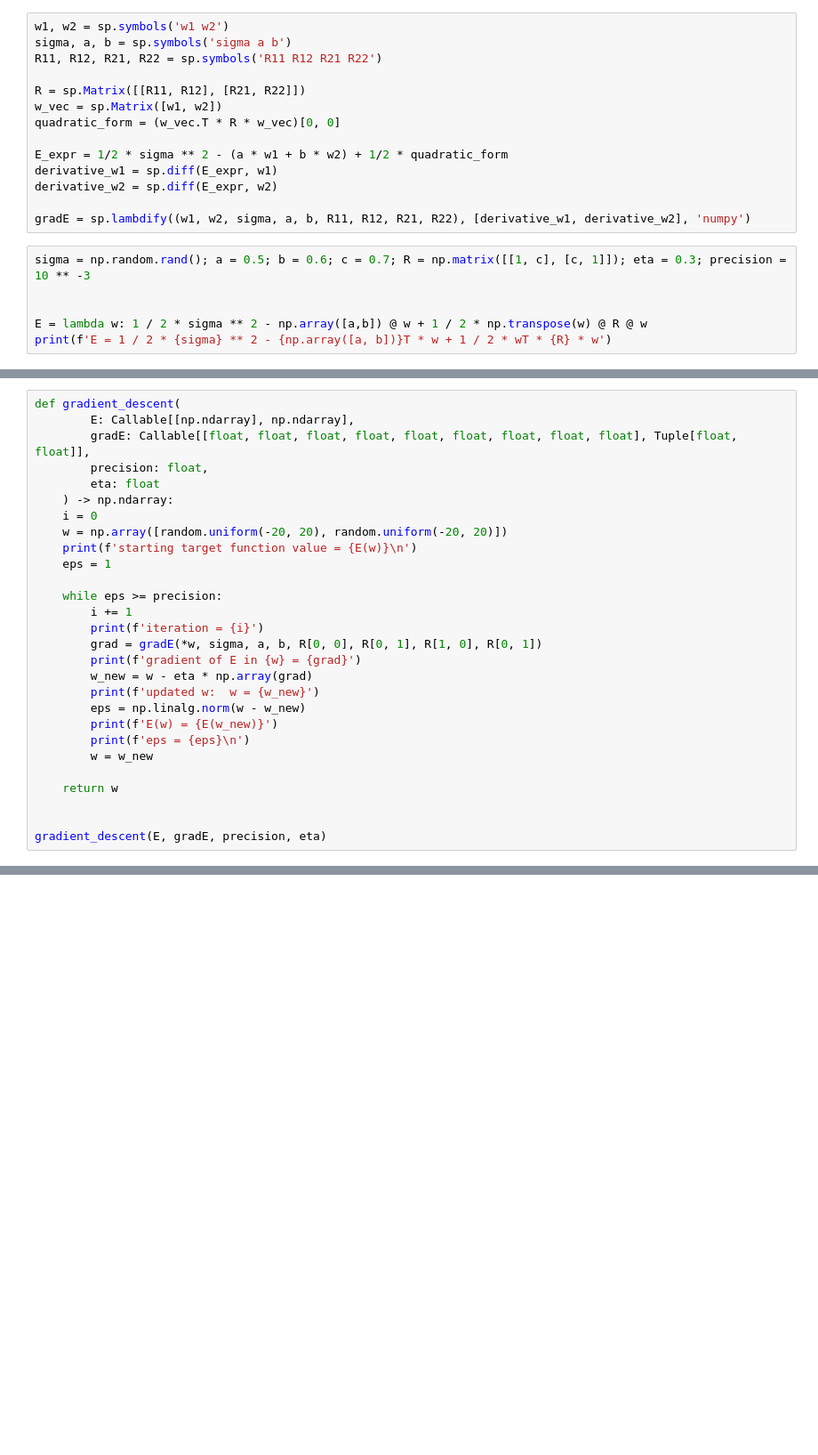
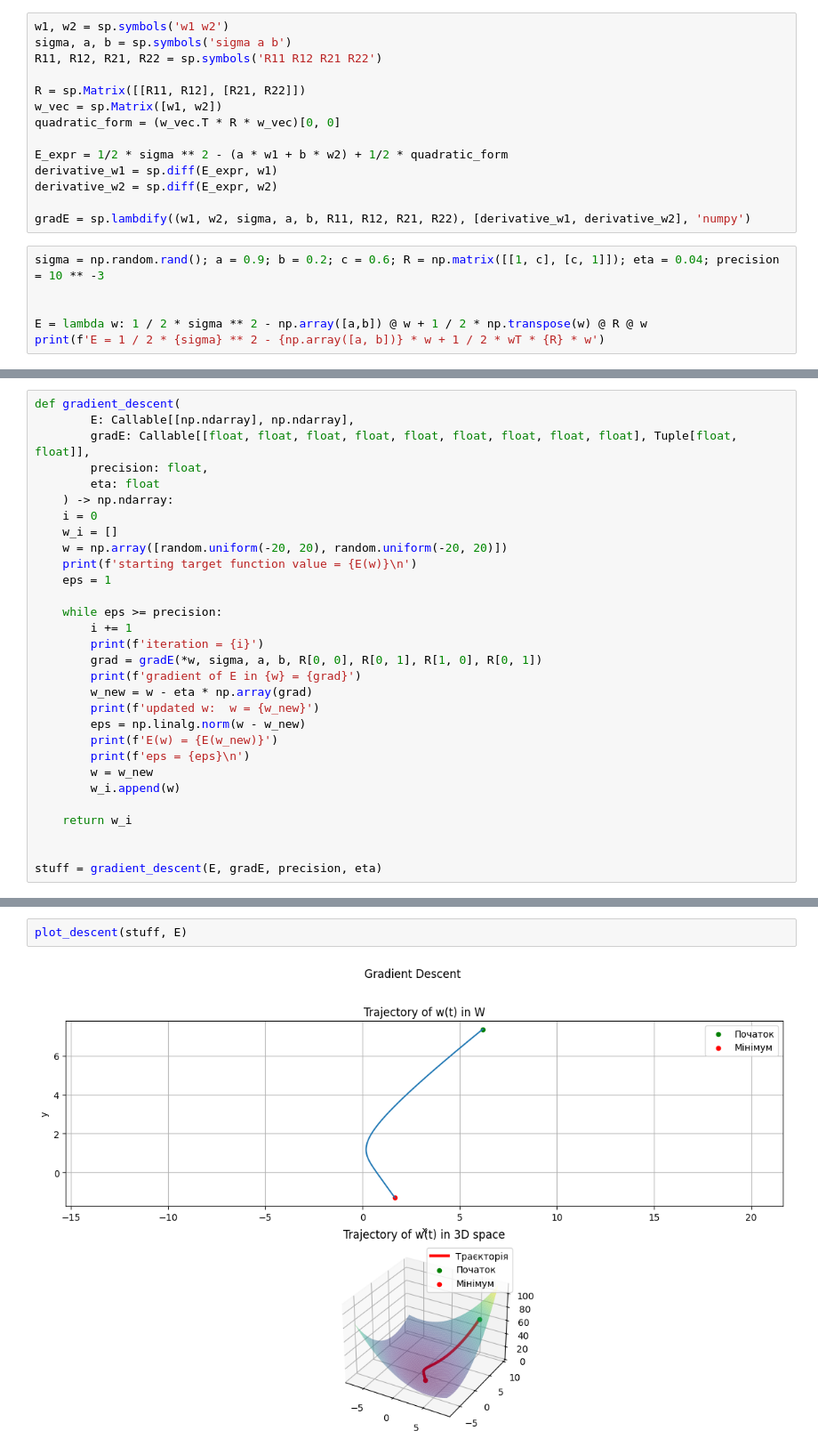
Before and after one commit to MykhailoTymoshenko/DM2Lab1, a Jupyter notebook: main.ipynb, the cells around one changed output, grey strips where cells are left out. Shown at 89% size. Drawn from its saved outputs; the diff is of its cells as text; blank space fills up the shorter version.

Commit message:
Added visualization

```diff
--- a/main.ipynb
+++ b/main.ipynb
@@ -18,9 +19,9 @@ derivative_w2 = sp.diff(E_expr, w2)
 
 gradE = sp.lambdify((w1, w2, sigma, a, b, R11, R12, R21, R22), [derivative_w1, derivative_w2], 'numpy')
 # %%
-sigma = np.random.rand(); a = 0.5; b = 0.6; c = 0.7; R = np.matrix([[1, c], [c, 1]]); eta = 0.3; precision = 10 ** -3
+sigma = np.random.rand(); a = 0.9; b = 0.2; c = 0.6; R = np.matrix([[1, c], [c, 1]]); eta = 0.04; precision = 10 ** -3
 
 
 E = lambda w: 1 / 2 * sigma ** 2 - np.array([a,b]) @ w + 1 / 2 * np.transpose(w) @ R @ w
-print(f'E = 1 / 2 * {sigma} ** 2 - {np.array([a, b])}T * w + 1 / 2 * wT * {R} * w')
+print(f'E = 1 / 2 * {sigma} ** 2 - {np.array([a, b])} * w + 1 / 2 * wT * {R} * w')
 # %% [output]
@@ -34,6 +35,7 @@ def gradient_descent(
         eta: float
     ) -> np.ndarray:
     i = 0
+    w_i = []
     w = np.array([random.uniform(-20, 20), random.uniform(-20, 20)])
     print(f'starting target function value = {E(w)}\n')
     eps = 1
@@ -49,9 +51,10 @@ def gradient_descent(
         print(f'E(w) = {E(w_new)}')
         print(f'eps = {eps}\n')
         w = w_new
+        w_i.append(w)
 
-    return w
+    return w_i
 
 
-gradient_descent(E, gradE, precision, eta)
+stuff = gradient_descent(E, gradE, precision, eta)
 # %% [output]
@@ -58,0 +135,4 @@ array([-0.34798096,  1.20859512])
+# %%
+plot_descent(stuff, E)
+# %% [output]
+[figure, added]
```
Also changed, not shown: parts of 5 cells of this notebook, 1 other file.
